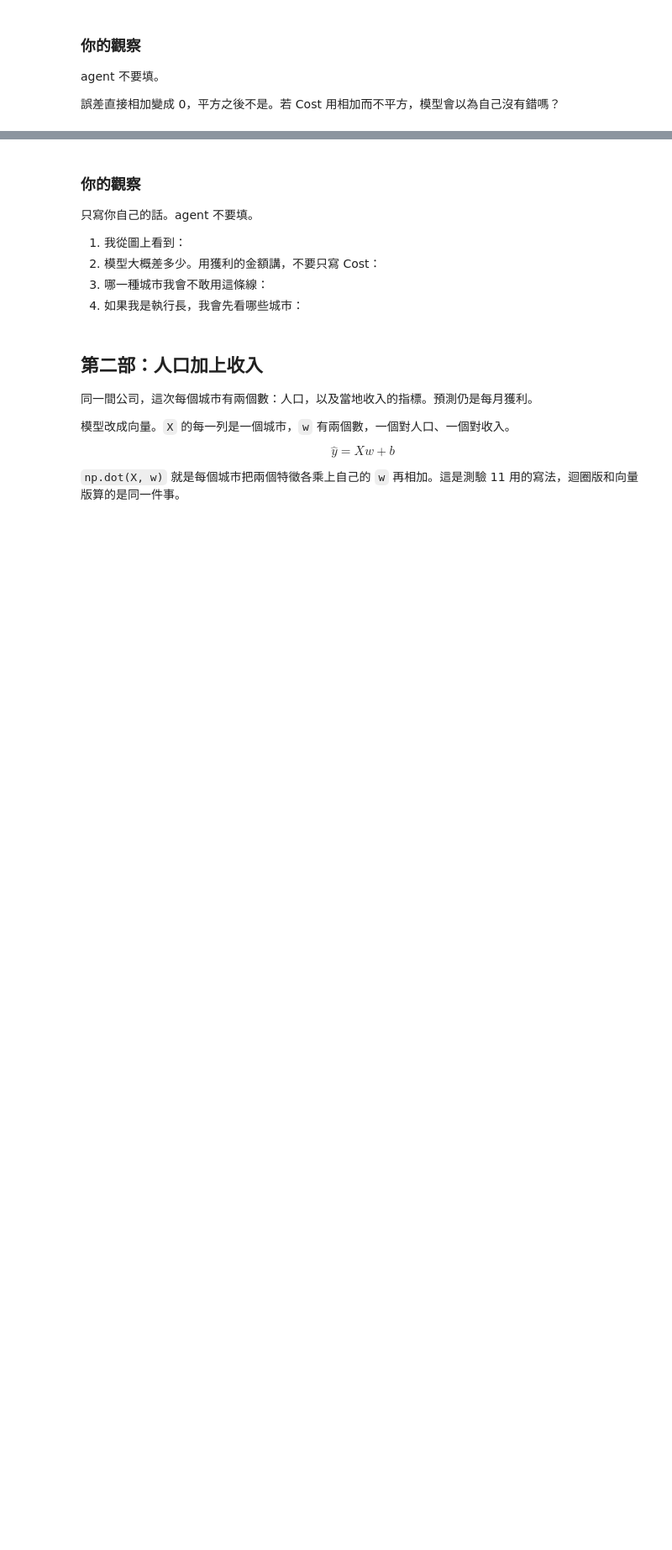
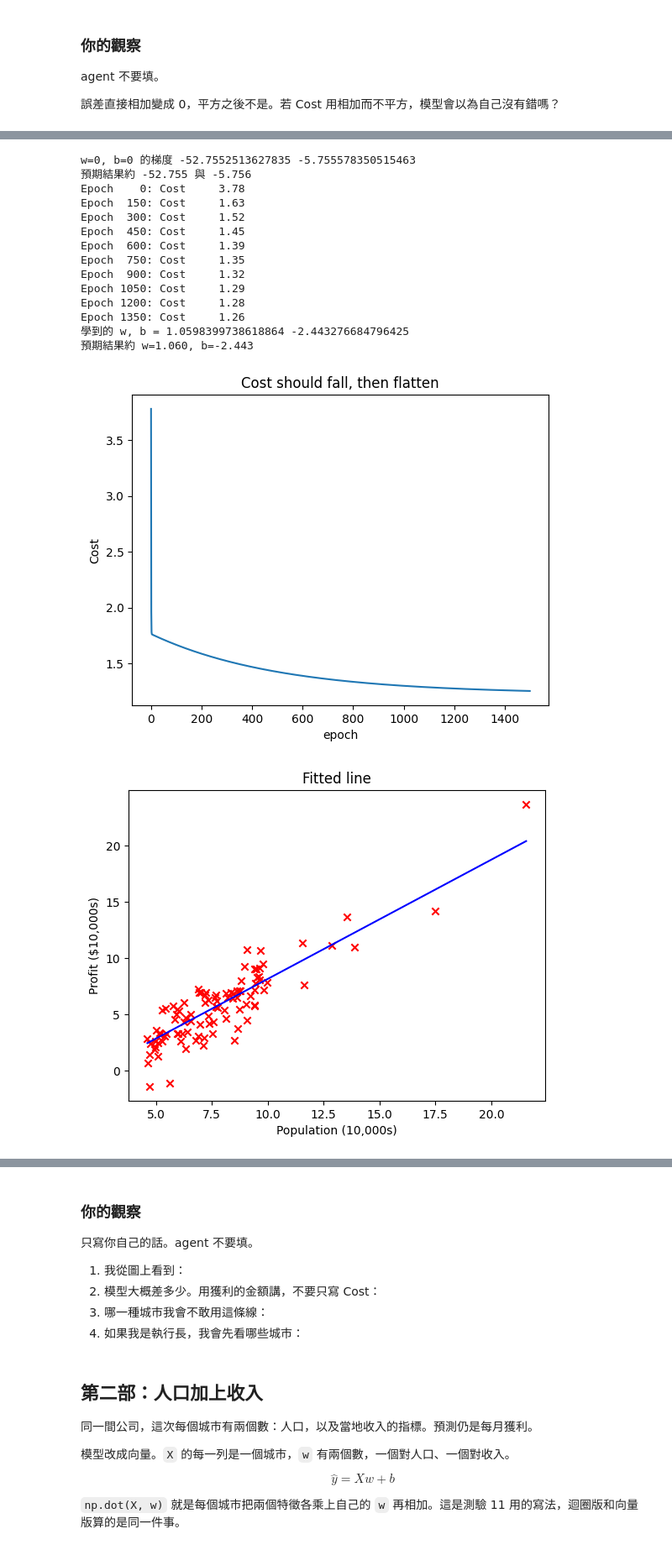
Before and after one commit to mz038197/Machine-Learning-Lab, a Jupyter notebook: linear-regression/src/add_linear_regression/experiment/線性回歸.ipynb, the cells around one changed output, grey strips where cells are left out. Shown at 84% size. Saved outputs shown, nothing was run; the diff lists cells and outputs as text; code cells hidden in the pictures; blank space fills up the shorter version.

```diff
--- a/linear-regression/src/add_linear_regression/experiment/線性回歸.ipynb
+++ b/linear-regression/src/add_linear_regression/experiment/線性回歸.ipynb
@@ -161,34 +191,51 @@ def gradient_descent(x, y, w_in, b_in, alpha, num_iters):
     for i in range(num_iters):
         dj_dw, dj_db = compute_gradient(x, y, w, b)
         w = w - alpha * dj_dw
         b = b - alpha * dj_db
         history.append(compute_cost(x, y, w, b))
         if i % math.ceil(num_iters / 10) == 0:
-            print(f"Iteration {i:4d}: Cost {history[-1]:8.2f}")
+            print(f"Epoch {i:4d}: Cost {history[-1]:8.2f}")
     return w, b, history
 
 dj_dw, dj_db = compute_gradient(x_train, y_train, 0.0, 0.0)
 print("w=0, b=0 的梯度", dj_dw, dj_db)
-print("舊測驗參考值約 -52.755 與 -5.756")
+print("預期結果約 -52.755 與 -5.756")
 
 w, b, history = gradient_descent(x_train, y_train, 0.0, 0.0, alpha=0.01, num_iters=1500)
 print("學到的 w, b =", w, b)
-print("舊測驗參考值約 w=1.060, b=-2.443")
+print("預期結果約 w=1.060, b=-2.443")
 
 plt.plot(history)
-plt.xlabel("iteration")
+plt.xlabel("epoch")
 plt.ylabel("Cost")
 plt.title("Cost should fall, then flatten")
 plt.show()
 
 x_line = np.linspace(x_train.min(), x_train.max(), 50)
 plt.scatter(x_train, y_train, marker="x", c="r")
 plt.plot(x_line, w * x_line + b, c="b")
 plt.xlabel("Population (10,000s)")
 plt.ylabel("Profit ($10,000s)")
 plt.title("Fitted line")
 plt.show()
 
 for population in (3.5, 7.0):
     profit = (population * w + b) * 10000
     print(f"人口 {population * 10000:.0f} 人，預測每月獲利 ${profit:,.0f}")
+# %% [output]
+w=0, b=0 的梯度 -52.7552513627835 -5.755578350515463
+預期結果約 -52.755 與 -5.756
+Epoch    0: Cost     3.78
+Epoch  150: Cost     1.63
+Epoch  300: Cost     1.52
+Epoch  450: Cost     1.45
+Epoch  600: Cost     1.39
+Epoch  750: Cost     1.35
+Epoch  900: Cost     1.32
+Epoch 1050: Cost     1.29
+Epoch 1200: Cost     1.28
+Epoch 1350: Cost     1.26
+學到的 w, b = 1.0598399738618864 -2.443276684796425
+預期結果約 w=1.060, b=-2.443
+[figure, added]
+[figure, added]
```
Also changed, not shown: parts of 13 cells of this notebook, 10 other files.
